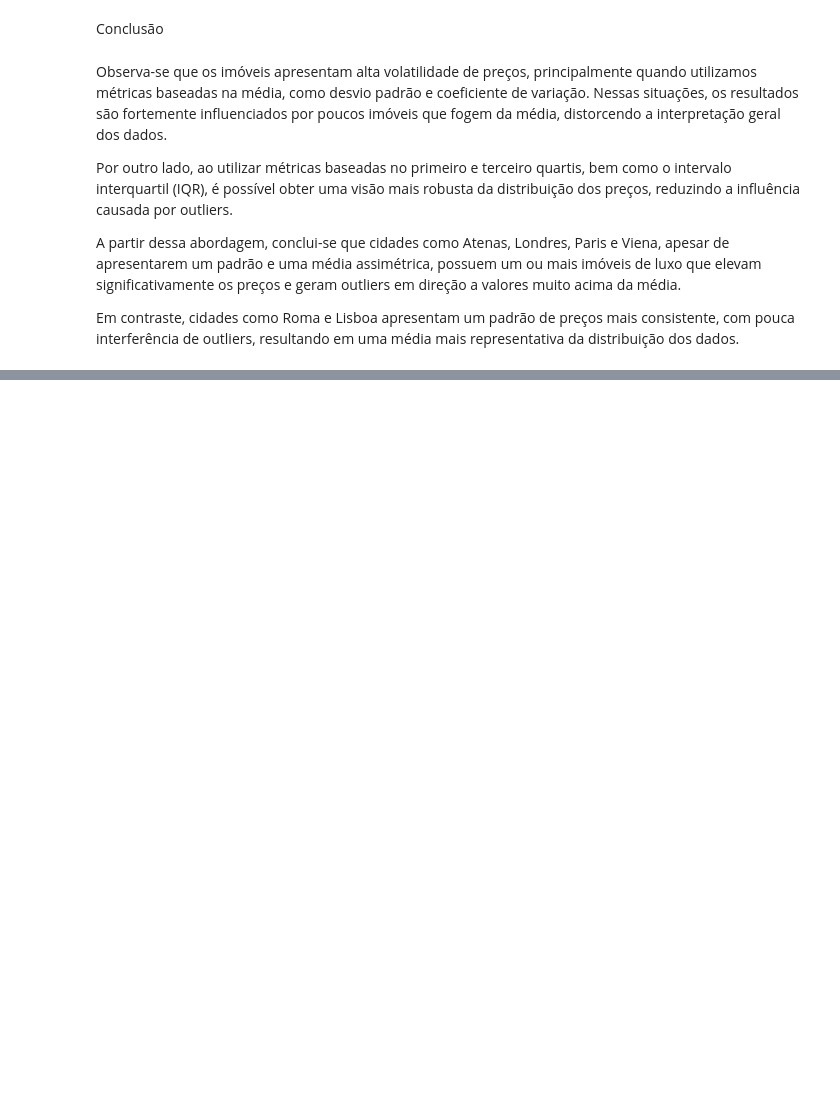
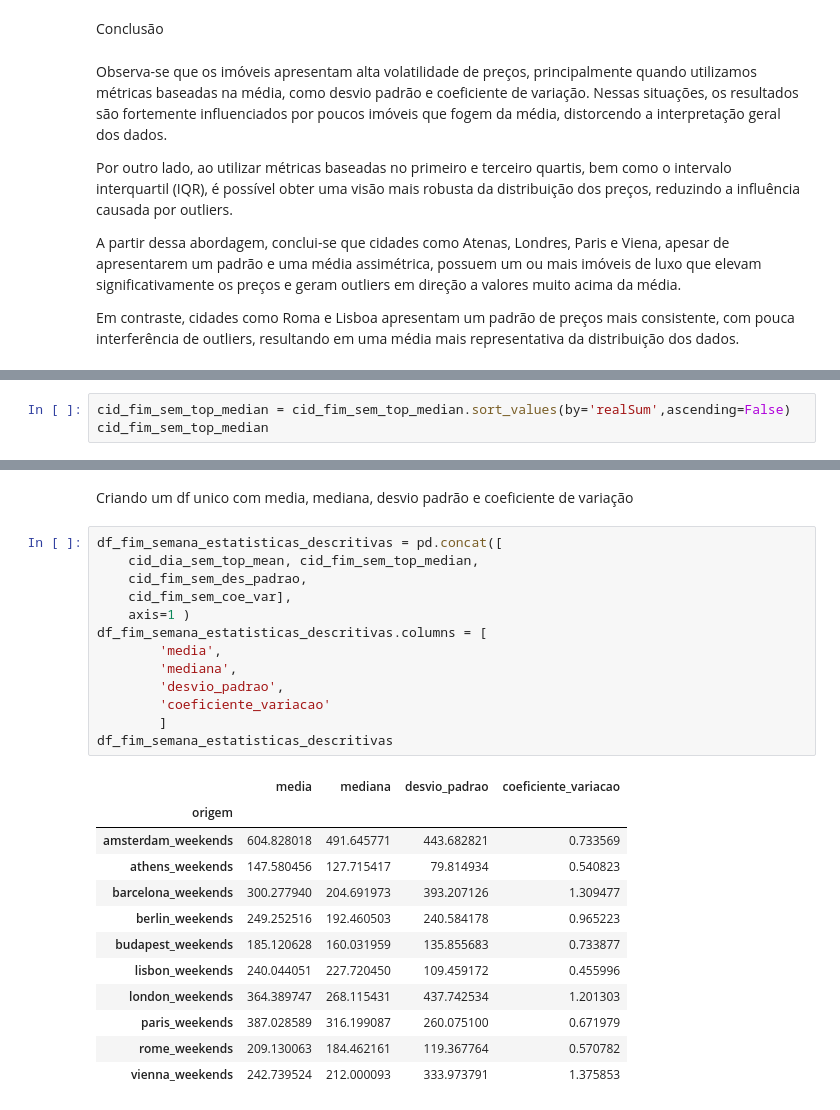
Before and after one commit to walleceoli/airbnb-europe-insights-, a Jupyter notebook: analise.ipynb, the cells around one changed output, grey strips where cells are left out. Saved outputs shown, nothing was run; the diff lists cells and outputs as text; blank space fills up the shorter version.

```diff
--- a/analise.ipynb
+++ b/analise.ipynb
@@ -751,0 +776,3 @@ Em contraste, cidades como Roma e Lisboa apresentam um padrão de preços mais c
+# %%
+cid_fim_sem_top_median = cid_fim_sem_top_median.sort_values(by='realSum',ascending=False)
+cid_fim_sem_top_median
@@ -751,0 +831,28 @@ Em contraste, cidades como Roma e Lisboa apresentam um padrão de preços mais c
+# %% [markdown]
+Criando um df unico com media, mediana, desvio padrão e coeficiente de variação
+# %%
+df_fim_semana_estatisticas_descritivas = pd.concat([
+    cid_dia_sem_top_mean, cid_fim_sem_top_median,
+    cid_fim_sem_des_padrao,
+    cid_fim_sem_coe_var],
+    axis=1 )
+df_fim_semana_estatisticas_descritivas.columns = [
+        'media',
+        'mediana',
+        'desvio_padrao',
+        'coeficiente_variacao'
+        ]
+df_fim_semana_estatisticas_descritivas
+# %% [output]
+|  | media | mediana | desvio_padrao | coeficiente_variacao |
+| origem |  |  |  |  |
+| amsterdam_weekends | 604.828018 | 491.645771 | 443.682821 | 0.733569 |
+| athens_weekends | 147.580456 | 127.715417 | 79.814934 | 0.540823 |
+| barcelona_weekends | 300.277940 | 204.691973 | 393.207126 | 1.309477 |
+| berlin_weekends | 249.252516 | 192.460503 | 240.584178 | 0.965223 |
+| budapest_weekends | 185.120628 | 160.031959 | 135.855683 | 0.733877 |
+| lisbon_weekends | 240.044051 | 227.720450 | 109.459172 | 0.455996 |
+| london_weekends | 364.389747 | 268.115431 | 437.742534 | 1.201303 |
+| paris_weekends | 387.028589 | 316.199087 | 260.075100 | 0.671979 |
+| rome_weekends | 209.130063 | 184.462161 | 119.367764 | 0.570782 |
+| vienna_weekends | 242.739524 | 212.000093 | 333.973791 | 1.375853 |
```
Also changed, not shown: parts of 36 cells of this notebook, 1 other file.
